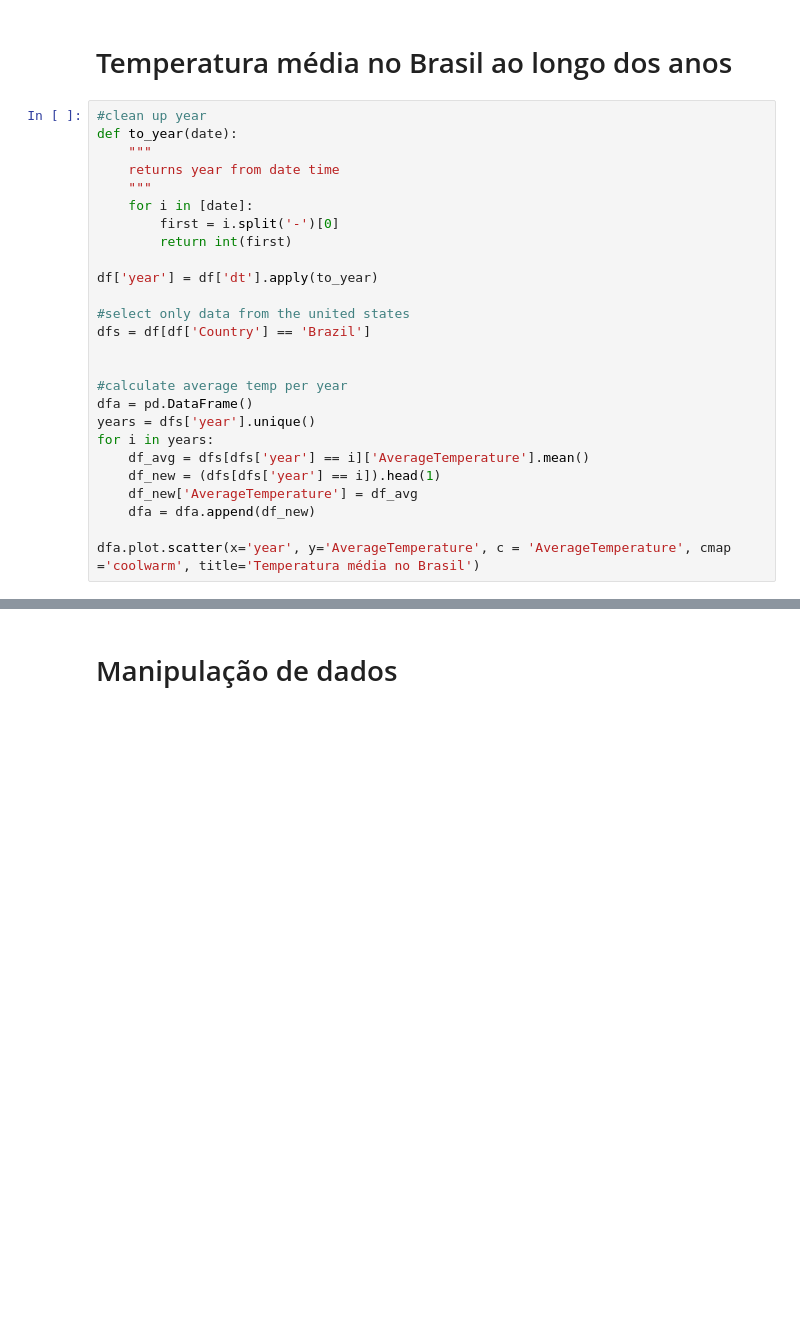
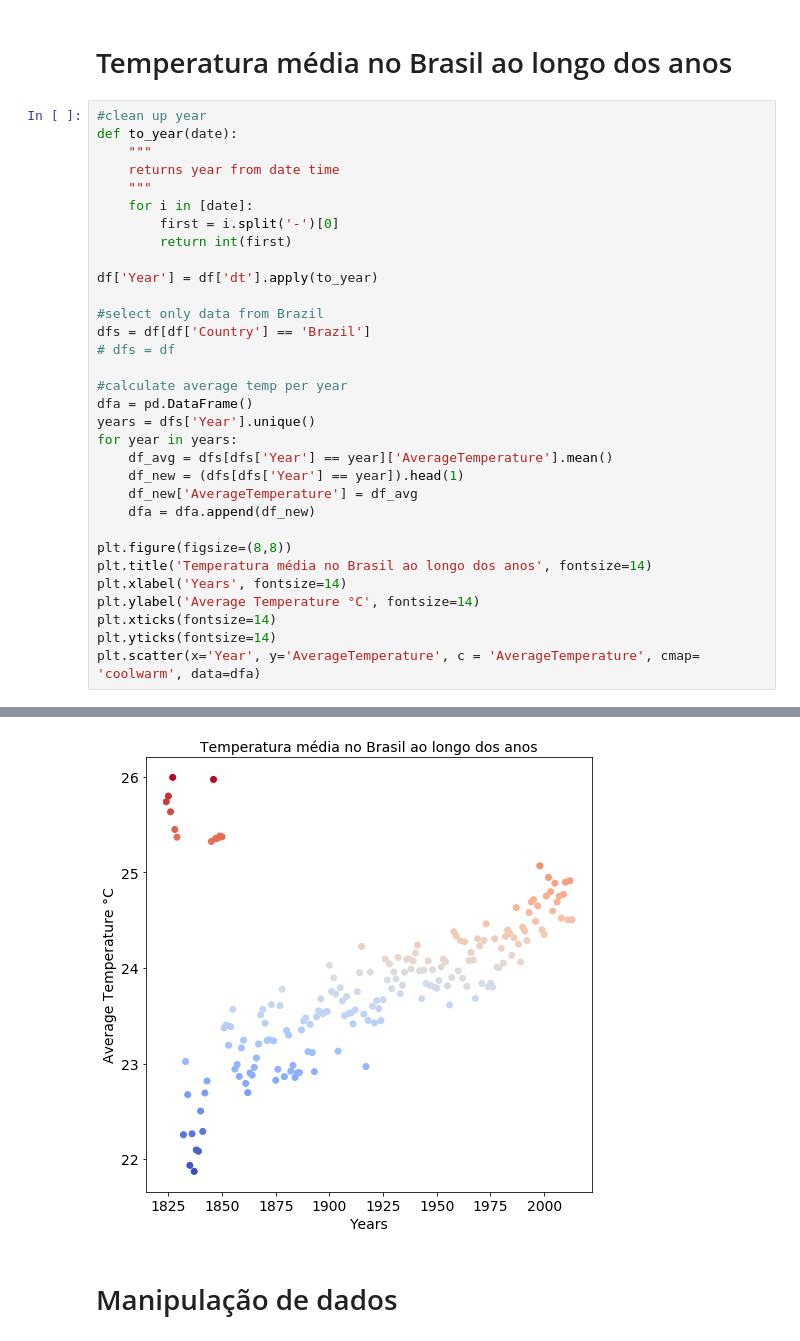
Before and after one commit to aliemelo/project2, a Jupyter notebook: Project2.ipynb, the cells around one changed output, grey strips where cells are left out. Cells and saved outputs as stored; diff of their text form; blank space fills up the shorter version.

```diff
--- a/Project2.ipynb
+++ b/Project2.ipynb
@@ -99,20 +182,26 @@ def to_year(date):
         first = i.split('-')[0]
         return int(first)
 
-df['year'] = df['dt'].apply(to_year)
+df['Year'] = df['dt'].apply(to_year)
 
-#select only data from the united states
+#select only data from Brazil
 dfs = df[df['Country'] == 'Brazil']
-
+# dfs = df
 
 #calculate average temp per year
 dfa = pd.DataFrame()
-years = dfs['year'].unique()
-for i in years:
-    df_avg = dfs[dfs['year'] == i]['AverageTemperature'].mean()
-    df_new = (dfs[dfs['year'] == i]).head(1)
+years = dfs['Year'].unique()
+for year in years:
+    df_avg = dfs[dfs['Year'] == year]['AverageTemperature'].mean()
+    df_new = (dfs[dfs['Year'] == year]).head(1)
     df_new['AverageTemperature'] = df_avg
     dfa = dfa.append(df_new)
 
-dfa.plot.scatter(x='year', y='AverageTemperature', c = 'AverageTemperature', cmap ='coolwarm', title='Temperatura média no Brasil')
+plt.figure(figsize=(8,8))
+plt.title('Temperatura média no Brasil ao longo dos anos', fontsize=14)
+plt.xlabel('Years', fontsize=14)
+plt.ylabel('Average Temperature °C', fontsize=14)
+plt.xticks(fontsize=14)
+plt.yticks(fontsize=14)
+plt.scatter(x='Year', y='AverageTemperature', c = 'AverageTemperature', cmap= 'coolwarm', data=dfa)
 # %% [output]
@@ -120,3 +209,4 @@ SyntaxError: invalid syntax (<ipython-input-15-53598f34d970>, line 27)
+[figure, added]
 # %% [markdown]
 # Manipulação de dados
 # %%
```
Also changed, not shown: parts of 16 cells of this notebook, 1 other file.
